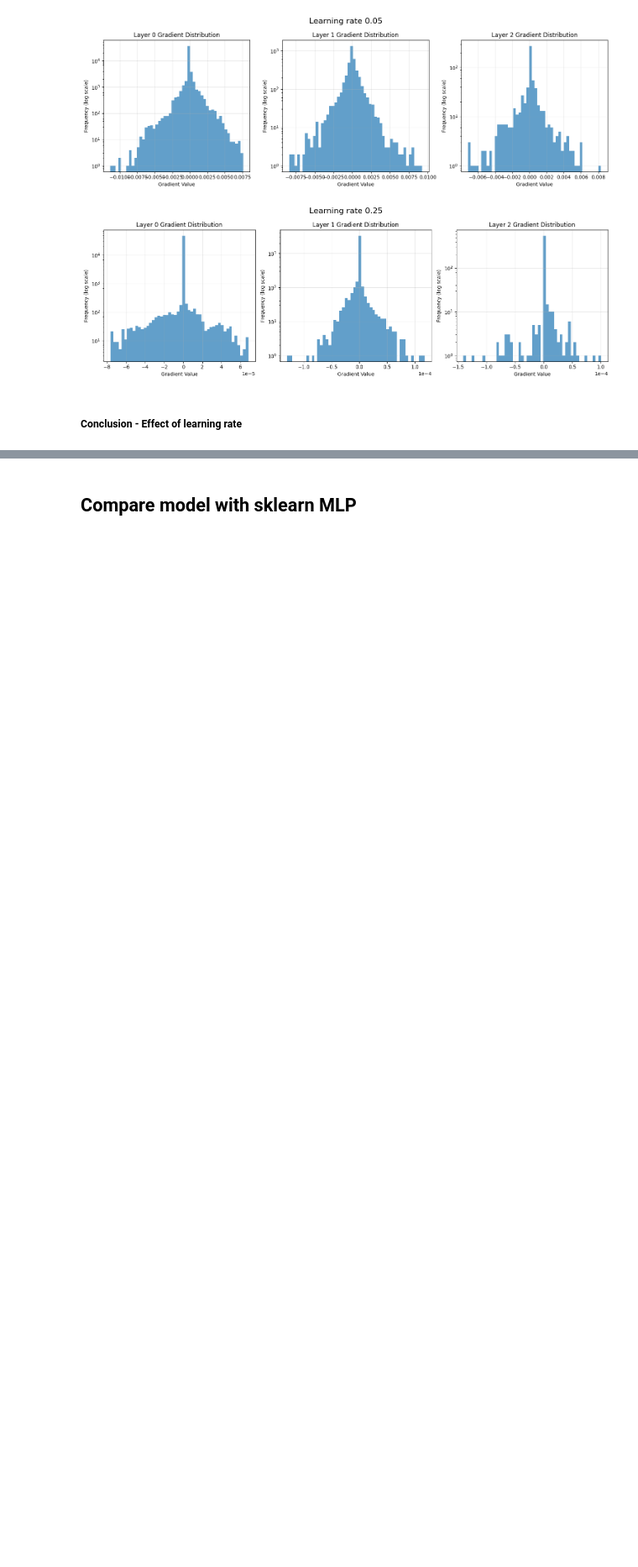
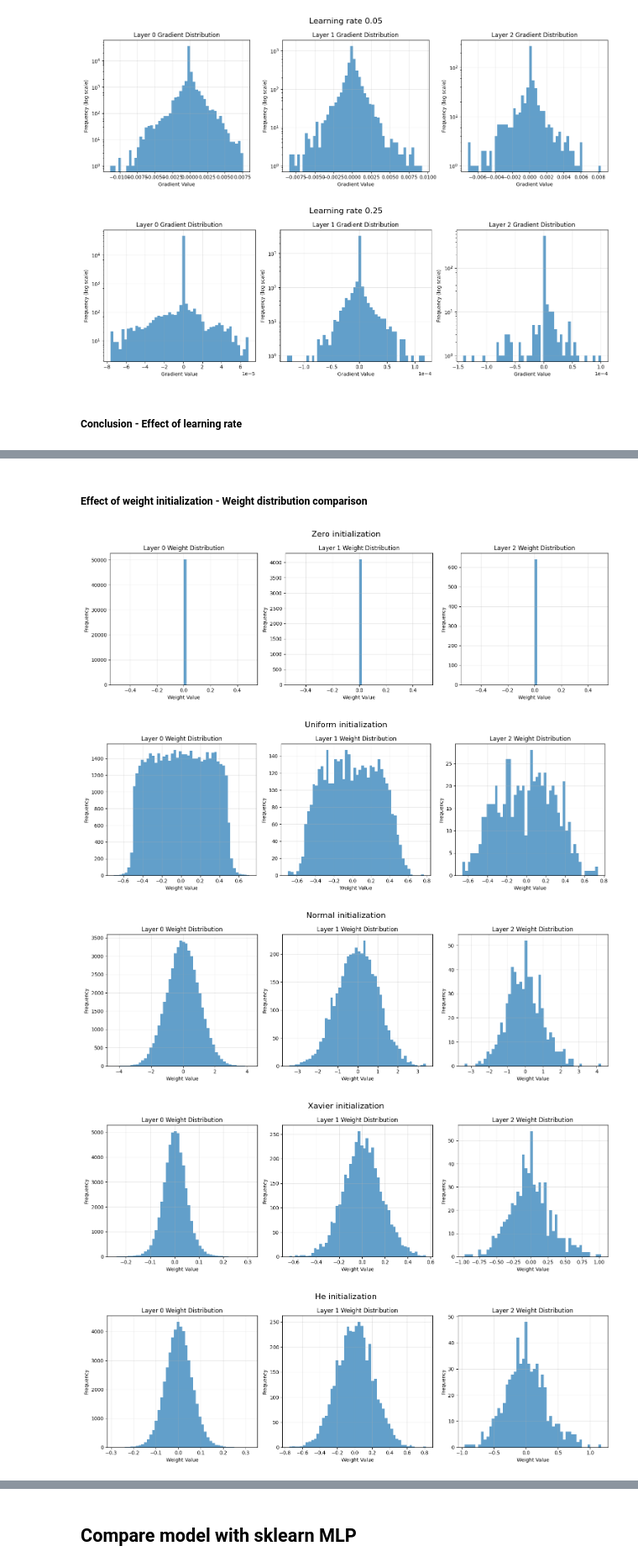
Before and after one commit to riyorax/Tugas-Besar-1-IF3270, a Jupyter notebook: src/main.ipynb, the cells around one changed output, grey strips where cells are left out. Shown at 84% size. Saved outputs shown, nothing was run; the diff lists cells and outputs as text; code cells hidden in the pictures; blank space fills up the shorter version.

```diff
--- a/src/main.ipynb
+++ b/src/main.ipynb
@@ -903,0 +1164,14 @@ asdasd
+# %% [markdown]
+##### Effect of weight initialization - Weight distribution comparison
+# %%
+model_test_1_effect_of_weight_initialization.plot_weight_distribution(title='Zero initialization')
+model_test_2_effect_of_weight_initialization.plot_weight_distribution(title='Uniform initialization')
+model_test_3_effect_of_weight_initialization.plot_weight_distribution(title='Normal initialization')
+model_test_4_effect_of_weight_initialization.plot_weight_distribution(title='Xavier initialization')
+model_test_5_effect_of_weight_initialization.plot_weight_distribution(title='He initialization')
+# %% [output]
+[figure, added]
+[figure, added]
+[figure, added]
+[figure, added]
+[figure, added]
```
Also changed, not shown: parts of 24 cells of this notebook.
